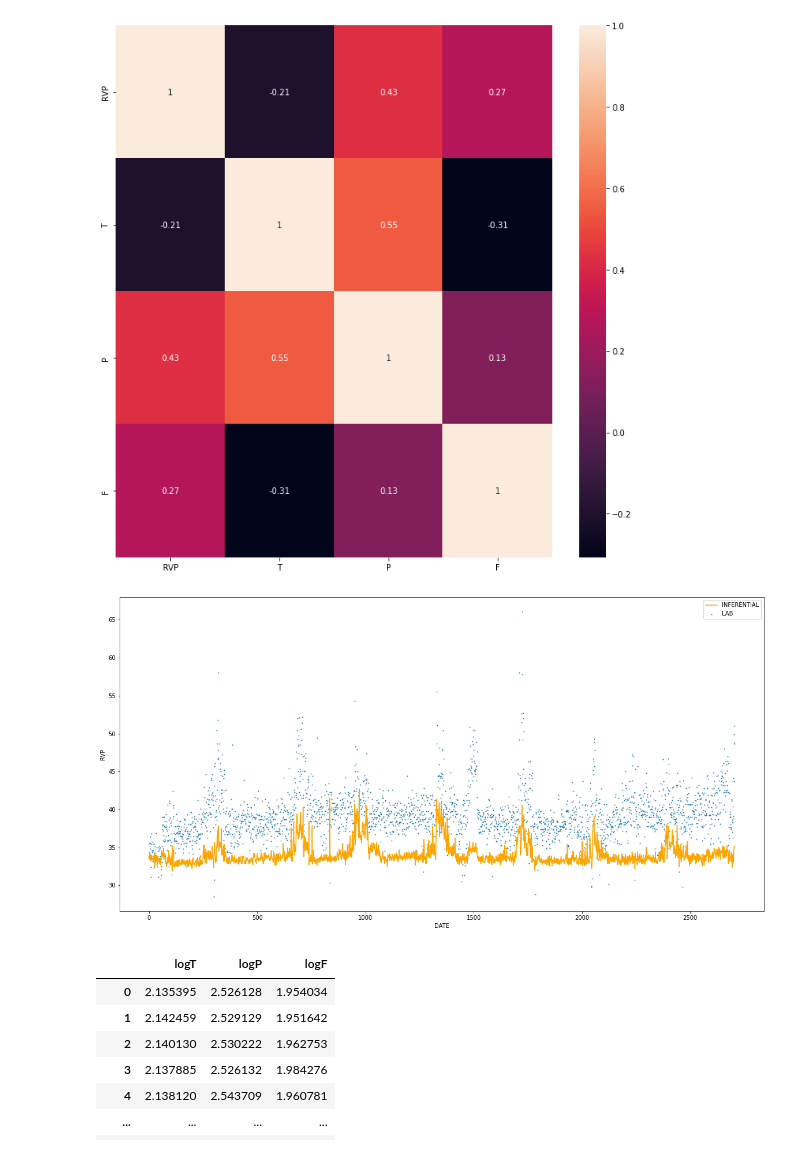
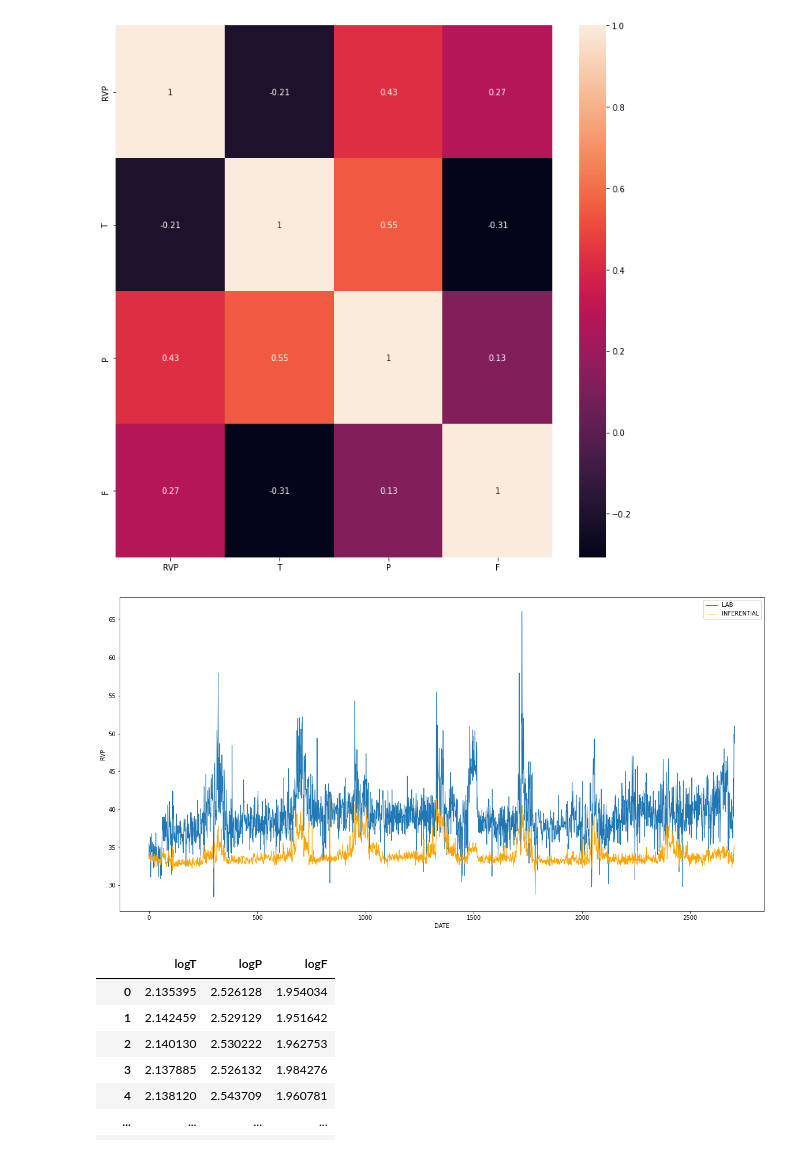
Before and after one commit to hoonzi-s/APC, a Jupyter notebook: #1 ALK - 213BTMRVP Inferential.ipynb, the cells around one changed output. Drawn from its saved outputs; the diff is of its cells as text; code cells hidden in the pictures.

```diff
--- a/#1 ALK - 213BTMRVP Inferential.ipynb
+++ b/#1 ALK - 213BTMRVP Inferential.ipynb
@@ -104,19 +104,20 @@ plt.show()
 # %%
 a1 = -0.1343
 a2 = 0.0520
 b = 34.671
 inferential = a1 * data['T'] + a2 * data['P'] + b
 length = data.shape[0]
 
 plt.figure(figsize = (20, 10))
-plt.scatter(np.arange(length), data['RVP'], s = 1, label = 'LAB')
-plt.plot(np.arange(length), inferential, color='orange', label = 'INFERENTIAL')
+# plt.scatter(np.arange(length), data['RVP'], s = 1, label = 'LAB')
+plt.plot(np.arange(length), data['RVP'], linewidth = 1, label = 'LAB')
+plt.plot(np.arange(length), inferential, linewidth = 1, color='orange', label = 'INFERENTIAL')
 plt.xlabel('DATE')
 plt.ylabel('RVP')
 plt.legend()
 plt.show()
 # %% [output]
-[figure, old version]
+[figure, new version]
 # %%
 input = data.iloc[:, 1:]
 input_log = np.log10(input).reset_index(drop = True, inplace = False)
```
